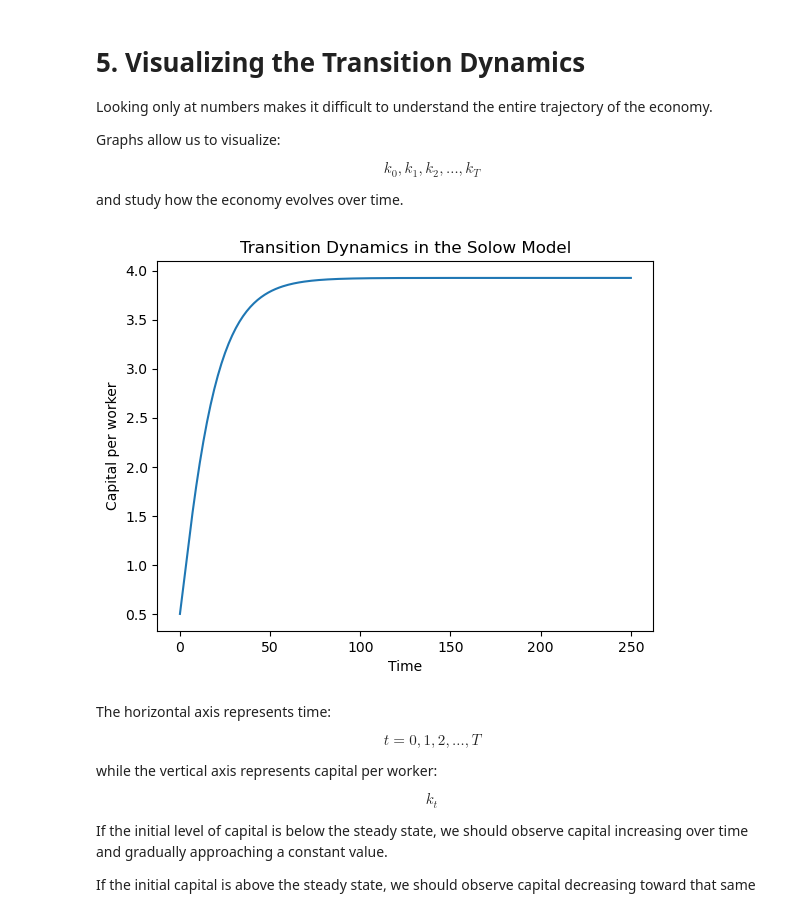
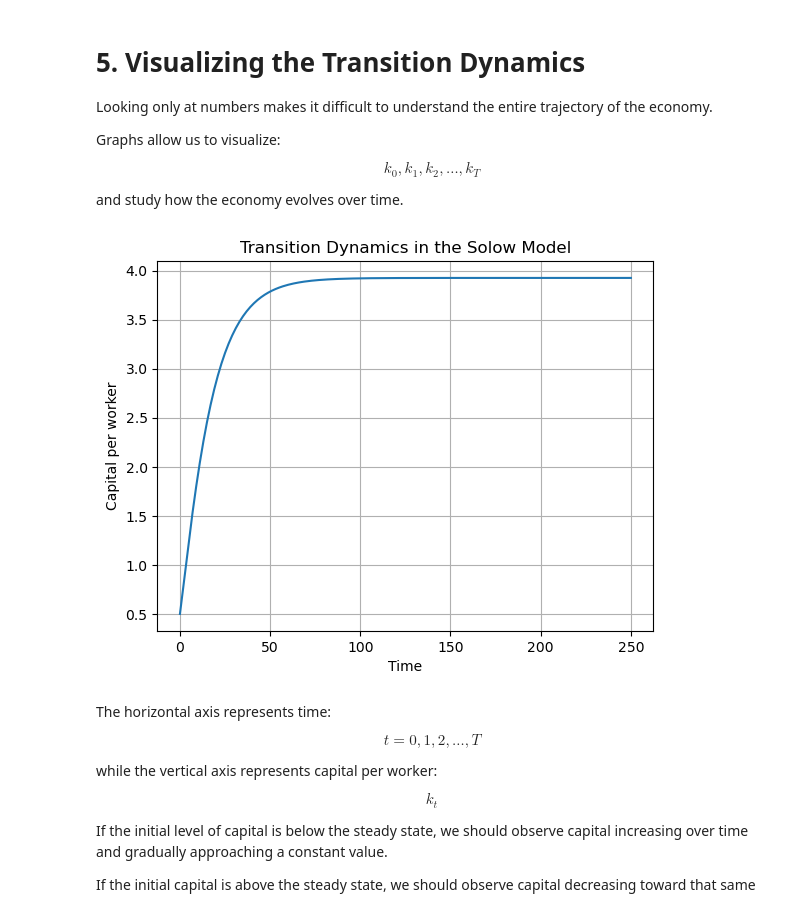
Before and after one commit to DaniAmaya96/Computational_Macroeconomics_with_Python, a Jupyter notebook: introduction_PythonAndSolow.ipynb, the cells around one changed output. Drawn from its saved outputs; the diff is of its cells as text; code cells hidden in the pictures.

```diff
--- a/Class_1_Introduction_Python_Solow.ipynb
+++ b/introduction_PythonAndSolow.ipynb
@@ -676,15 +720,16 @@ and study how the economy evolves over time.
 # %%
 import matplotlib.pyplot as plt
 
 plt.plot(k_path)
 
 plt.xlabel("Time")
 plt.ylabel("Capital per worker")
 plt.title("Transition Dynamics in the Solow Model")
+plt.grid()
 
 plt.show()
 # %% [output]
-[figure, old version]
+[figure, new version]
 # %% [markdown]
 The horizontal axis represents time:
 
```
Also changed, not shown: parts of 32 cells of this notebook, 7 other files.
